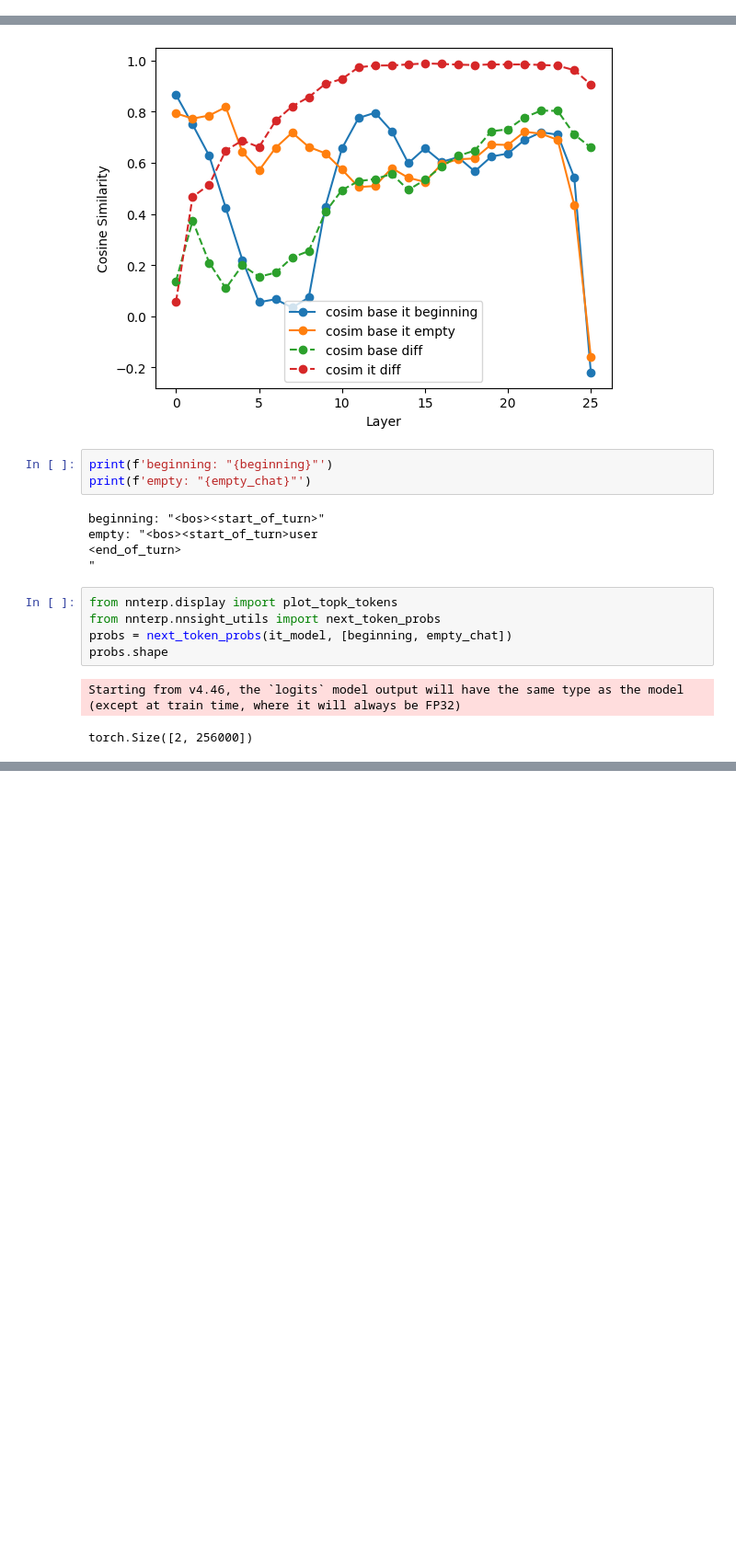
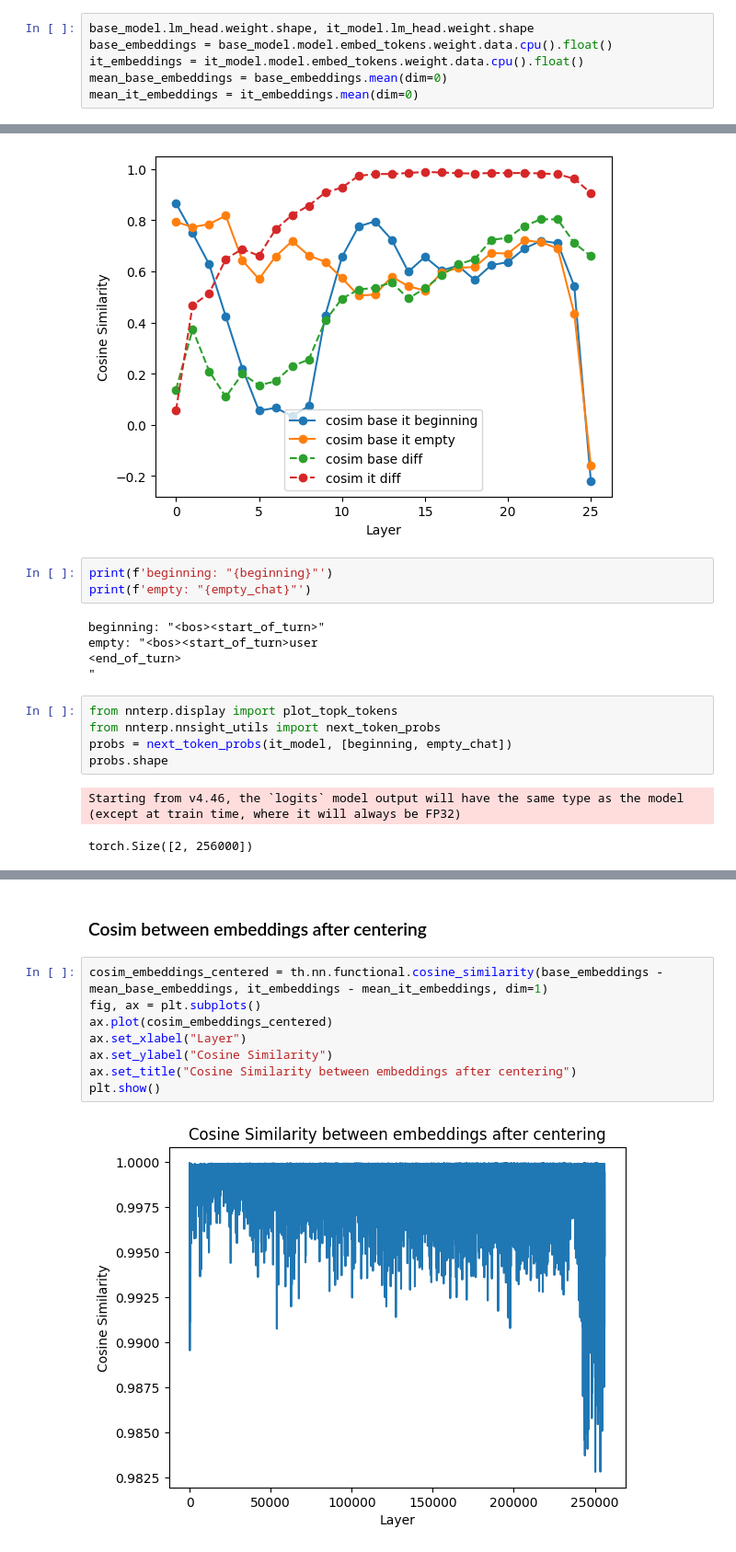
Before and after one commit to science-of-finetuning/sparsity-artifacts-crosscoders, a Jupyter notebook: notebooks/concept_diff.ipynb, the cells around one changed output, grey strips where cells are left out. Shown at 92% size. Saved outputs shown, nothing was run; the diff lists cells and outputs as text; blank space fills up the shorter version.

```diff
--- a/concept_diff.ipynb
+++ b/notebooks/concept_diff.ipynb
@@ -105,0 +99,6 @@ base_model.lm_head.weight.shape, it_model.lm_head.weight.shape
+# %%
+base_model.lm_head.weight.shape, it_model.lm_head.weight.shape
+base_embeddings = base_model.model.embed_tokens.weight.data.cpu().float()
+it_embeddings = it_model.model.embed_tokens.weight.data.cpu().float()
+mean_base_embeddings = base_embeddings.mean(dim=0)
+mean_it_embeddings = it_embeddings.mean(dim=0)
@@ -287,0 +319,12 @@ Path("test.html").suffix
+# %% [markdown]
+### Cosim between embeddings after centering
+# %%
+cosim_embeddings_centered = th.nn.functional.cosine_similarity(base_embeddings - mean_base_embeddings, it_embeddings - mean_it_embeddings, dim=1)
+fig, ax = plt.subplots()
+ax.plot(cosim_embeddings_centered)
+ax.set_xlabel("Layer")
+ax.set_ylabel("Cosine Similarity")
+ax.set_title("Cosine Similarity between embeddings after centering")
+plt.show()
+# %% [output]
+[figure, added]
```
Also changed, not shown: parts of 21 cells of this notebook.
